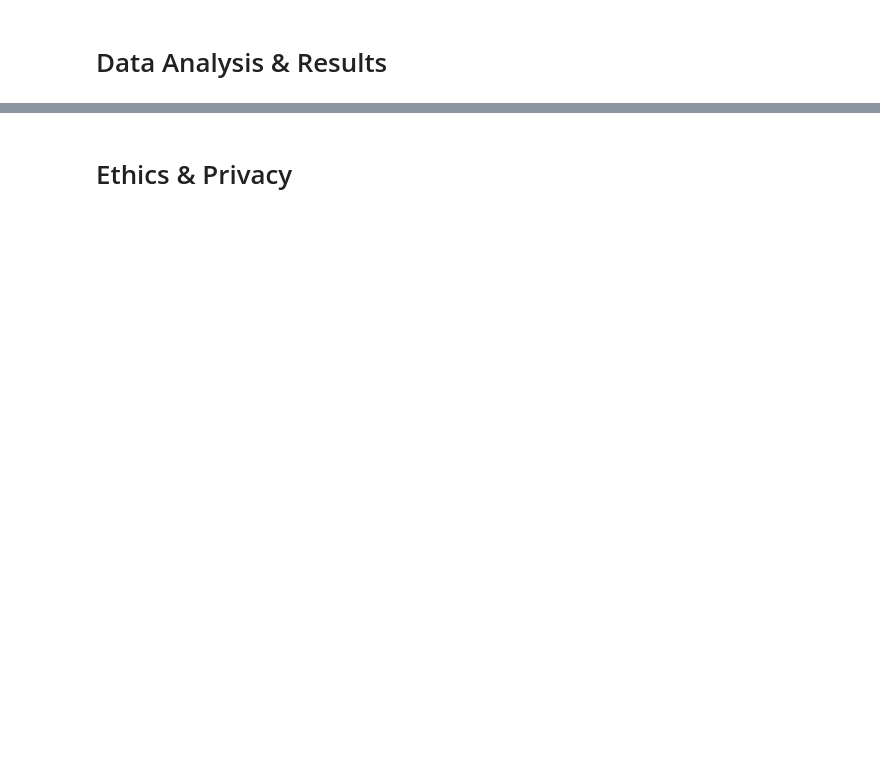
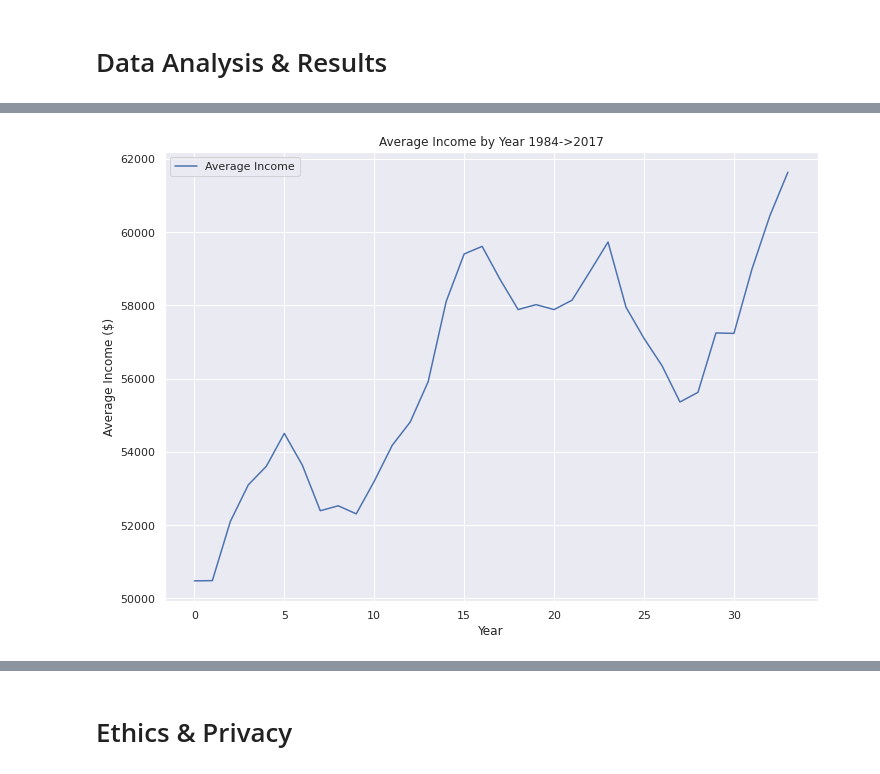
Before and after one commit to COGS108/FinalProject-Sp22, a Jupyter notebook: FinalProjectGroup004Sp22.ipynb, the cells around one changed output, grey strips where cells are left out. Cells and saved outputs as stored; diff of their text form; code cells hidden in the pictures; blank space fills up the shorter version.

```diff
--- a/FinalProjectGroup004Sp22.ipynb
+++ b/FinalProjectGroup004Sp22.ipynb
@@ -1629,0 +224,10 @@ The regression models built using the sklearn module each explain some amount of
+# %%
+plt.figure()
+plt.plot(averageIncome)
+plt.title('Average Income by Year 1984->2017')
+plt.xlabel('Year')
+plt.ylabel("Average Income ($)")
+plt.legend(['Average Income'])
+plt.show()
+# %% [output]
+[figure, added]
```
Also changed, not shown: parts of 186 cells of this notebook.
